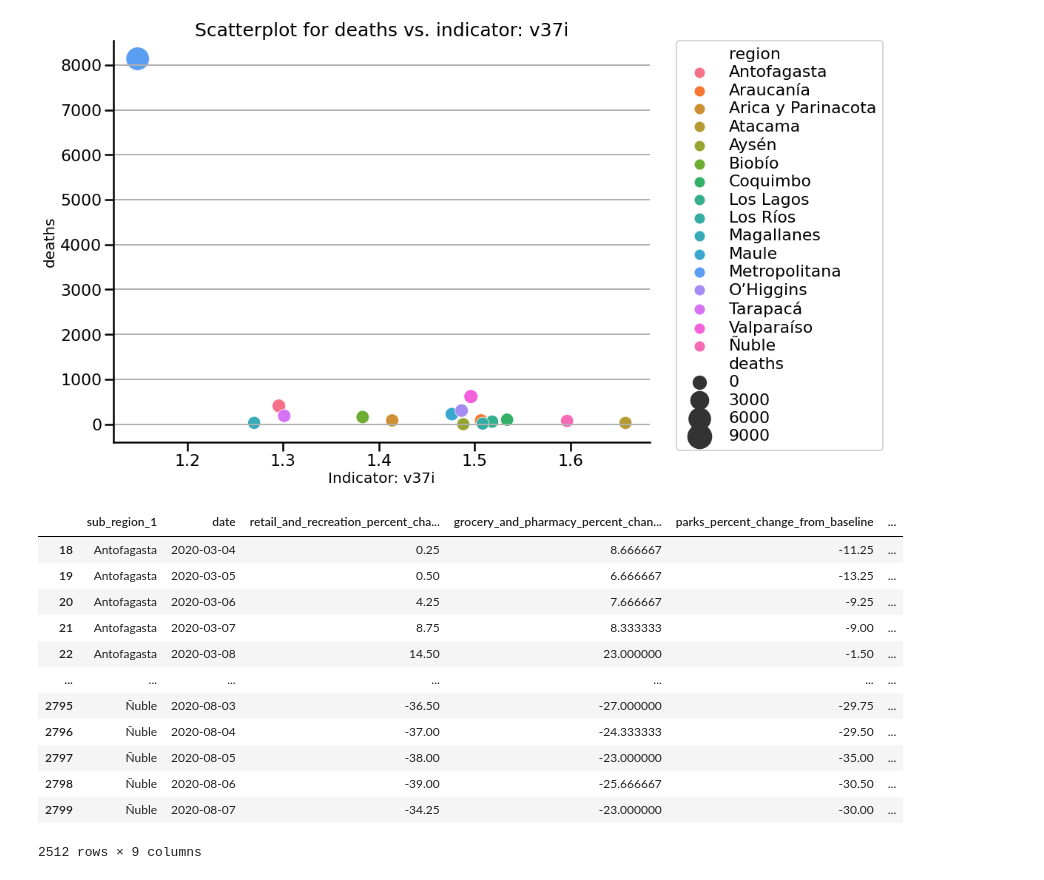
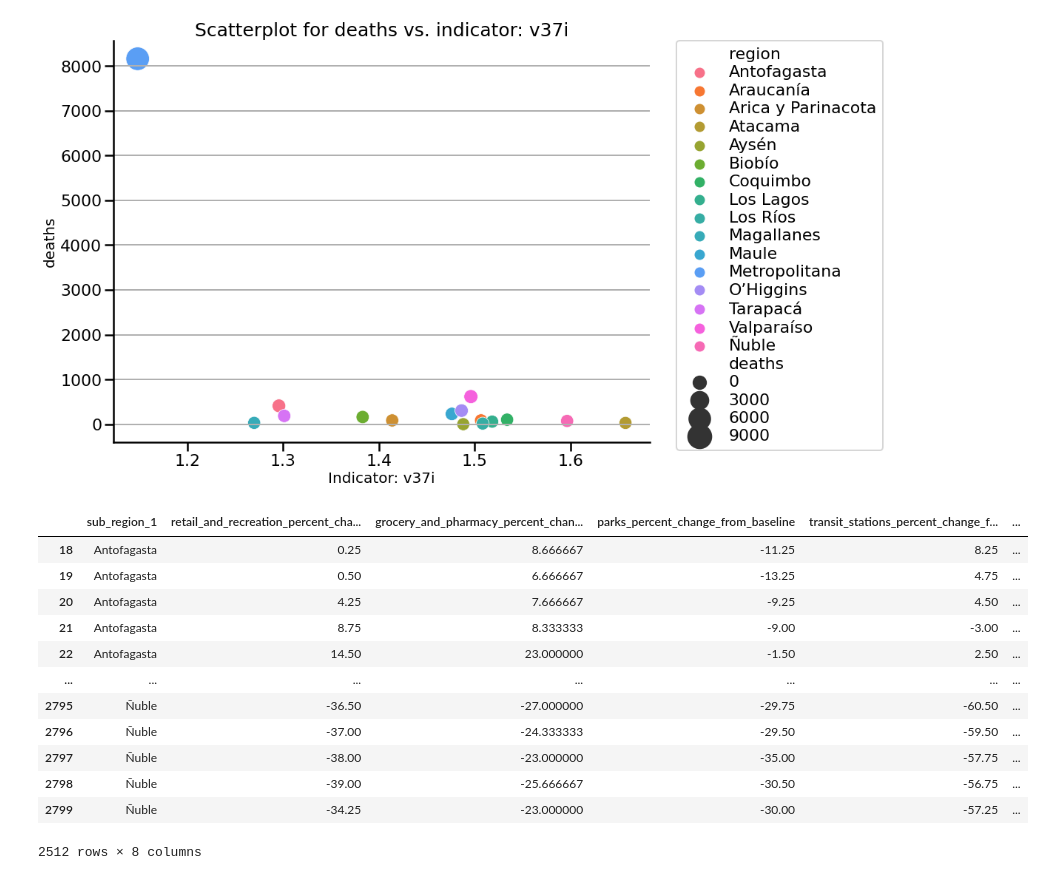
Before and after one commit to muellermax/Covid-Chile-Prediction, a Jupyter notebook: Covid Chile Prediction.ipynb, the cells around one changed output. Drawn from its saved outputs; the diff is of its cells as text; code cells hidden in the pictures.

Commit message:
Update: Merged mobility data with cases/deaths DFs

```diff
--- a/Covid Chile Prediction.ipynb
+++ b/Covid Chile Prediction.ipynb
@@ -523,47 +523,49 @@ mobility_chile = mobility_chile.drop([
     'sub_region_2',
     'metro_area',
     'iso_3166_2_code',
     'census_fips_code'
 ], axis = 1)
 
 mobility_chile.loc[:, 'date'] = pd.to_datetime(mobility_chile.loc[:, 'date'])
 
 info_columns = ['retail_and_recreation_percent_change_from_baseline',
                 'grocery_and_pharmacy_percent_change_from_baseline',
                'parks_percent_change_from_baseline',
                'transit_stations_percent_change_from_baseline',
                'workplaces_percent_change_from_baseline',
                'residential_percent_change_from_baseline']
 
 mobility_chile[info_columns] = mobility_chile[info_columns].astype(float)
 
 mobility_chile = mobility_chile.groupby(['sub_region_1', 'date'])[info_columns].mean().reset_index()
 
 mobility_chile = mobility_chile[(mobility_chile['date'] >= '2020-03-04') & (mobility_chile['date'] <= '2020-08-07')]
 
 #mobility_chile.insert(0, 'days', range(len(df)))
 
 mobility_chile['days'] = 0
 
 mobility_chile['days']  = np.put(np.array(mobility_chile['days']), np.arange(len(mobility_chile)), [1])
 
-# https://stackoverflow.com/questions/47255885/how-do-i-add-a-column-to-a-dataframe-with-a-repeating-series-of-values
+mobility_chile = mobility_chile.assign(days = np.arange(len(mobility_chile)) % 157)
+
+mobility_chile = mobility_chile.drop(['date'], axis = 1)
 
 mobility_chile
 # %% [output]
-|  | sub_region_1 | date | retail_and_recreation_percent_cha... | grocery_and_pharmacy_percent_chan... | parks_percent_change_from_baseline | ... |
-| 18 | Antofagasta | 2020-03-04 | 0.25 | 8.666667 | -11.25 | ... |
-| 19 | Antofagasta | 2020-03-05 | 0.50 | 6.666667 | -13.25 | ... |
-| 20 | Antofagasta | 2020-03-06 | 4.25 | 7.666667 | -9.25 | ... |
-| 21 | Antofagasta | 2020-03-07 | 8.75 | 8.333333 | -9.00 | ... |
-| 22 | Antofagasta | 2020-03-08 | 14.50 | 23.000000 | -1.50 | ... |
+|  | sub_region_1 | retail_and_recreation_percent_cha... | grocery_and_pharmacy_percent_chan... | parks_percent_change_from_baseline | transit_stations_percent_change_f... | ... |
+| 18 | Antofagasta | 0.25 | 8.666667 | -11.25 | 8.25 | ... |
+| 19 | Antofagasta | 0.50 | 6.666667 | -13.25 | 4.75 | ... |
+| 20 | Antofagasta | 4.25 | 7.666667 | -9.25 | 4.50 | ... |
+| 21 | Antofagasta | 8.75 | 8.333333 | -9.00 | -3.00 | ... |
+| 22 | Antofagasta | 14.50 | 23.000000 | -1.50 | 2.50 | ... |
 | ... | ... | ... | ... | ... | ... | ... |
-| 2795 | Ñuble | 2020-08-03 | -36.50 | -27.000000 | -29.75 | ... |
-| 2796 | Ñuble | 2020-08-04 | -37.00 | -24.333333 | -29.50 | ... |
-| 2797 | Ñuble | 2020-08-05 | -38.00 | -23.000000 | -35.00 | ... |
-| 2798 | Ñuble | 2020-08-06 | -39.00 | -25.666667 | -30.50 | ... |
-| 2799 | Ñuble | 2020-08-07 | -34.25 | -23.000000 | -30.00 | ... |
+| 2795 | Ñuble | -36.50 | -27.000000 | -29.75 | -60.50 | ... |
+| 2796 | Ñuble | -37.00 | -24.333333 | -29.50 | -59.50 | ... |
+| 2797 | Ñuble | -38.00 | -23.000000 | -35.00 | -57.75 | ... |
+| 2798 | Ñuble | -39.00 | -25.666667 | -30.50 | -56.75 | ... |
+| 2799 | Ñuble | -34.25 | -23.000000 | -30.00 | -57.25 | ... |
-2512 rows × 9 columns
+2512 rows × 8 columns
 # %%
 # Define rsmle
 
```
Also changed, not shown: parts of 9 cells of this notebook.
